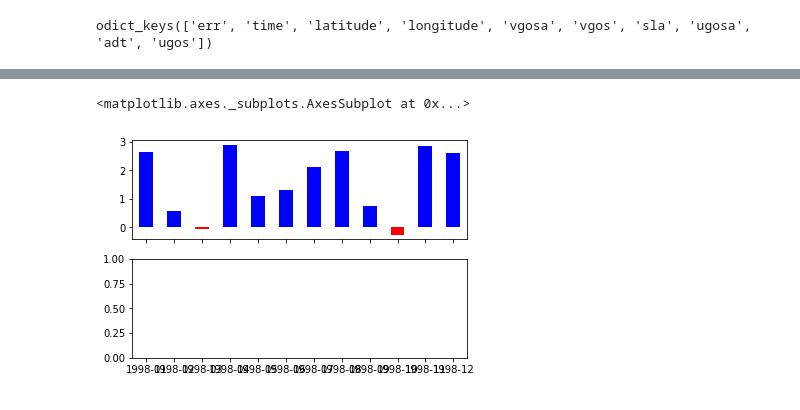
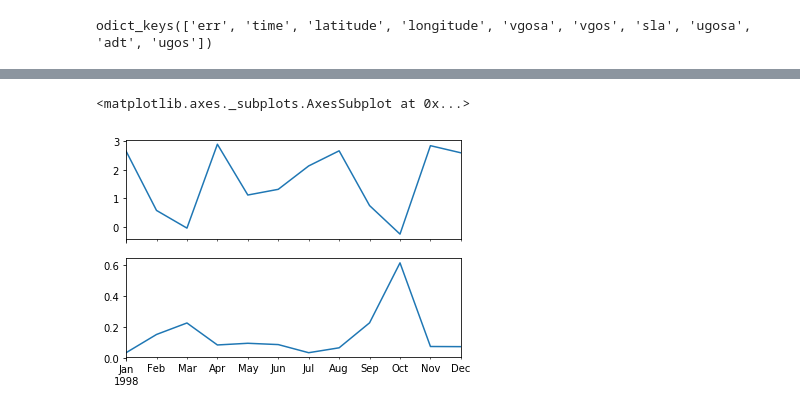
Before and after one commit to janjaapmeijer/phd-public, a Jupyter notebook: notebooks/contour_length.ipynb, the cells around one changed output, grey strips where cells are left out. Drawn from its saved outputs; the diff is of its cells as text; code cells hidden in the pictures.

Commit message:
Relate SAM, CL indices and plot accompaying hovmoller diagram.

```diff
--- a/notebooks/contour_length.ipynb
+++ b/notebooks/contour_length.ipynb
@@ -40,7 +41,7 @@ def contour_length(lon, lat, var, contour_range=(-0.1, 0.4)): #contour_center= ,
         iltc = np.argsort(np.abs(var[:, iln] - contour_center))
         if iln > 0:
             i = 0
-            while np.abs(iltc[i] - iltcprev) >= 2:
+            while np.abs(iltc[i] - iltcprev) >= 3:
                 i += 1
             iltc = iltc[i]
         else:
@@ -58,12 +59,12 @@ def contour_length(lon, lat, var, contour_range=(-0.1, 0.4)): #contour_center= ,
             contiguous = iltc
 #             print(ilt)
             for i in range(ic+1, len(ilt)):
-                if ilt[i] == contiguous + 1: #and not ilt[i] > iltc + 3:
+                if (ilt[i] == contiguous + 1) & (np.abs(contiguous - iltc) <= 3): #and not ilt[i] > iltc + 3:
                     trueidx[i] = True
                 contiguous += 1
             contiguous = iltc
             for i in reversed(range(0, ic)):
-                if ilt[i] == contiguous - 1: #and not ilt[i] < iltc - 3:
+                if (ilt[i] == contiguous - 1)  & (np.abs(contiguous - iltc) <= 3): #and not ilt[i] < iltc - 3:
                     trueidx[i] = True
                 contiguous -= 1
 #             print(trueidx)
@@ -89,7 +90,7 @@ def contour_length(lon, lat, var, contour_range=(-0.1, 0.4)): #contour_center= ,
 
     return cl, lat_ct
 
-cl, lat_ct = contour_length(lon, lat, annualmean, contour_range=(-0.1, 0.4))
+annualmeancl, lat_ct = contour_length(lon[4:32], lat, annualmean[:, 4:32], contour_range=(0, 0.3))
 
 # annualmean = np.mean(sl['adt'][60:80], axis=0)
 # %%
@@ -119,7 +120,7 @@ for row in range(rows):
 
         monthlymean = np.mean(sl['adt'][idx,], axis=0)
         cl, lat_ct = contour_length(lon[4:32], lat, monthlymean[:, 4:32], contour_range=(0, 0.3))
-        cli.append(cl)
+        cli.append(cl - annualmeancl)
         ct = ax[row, col].contour(sl['longitude'][:], sl['latitude'][:], monthlymean, np.linspace(-0.1, 0.4, 5)) #[-0.1, 0, 0.1, 0.2, 0.3, 0.4]
         ax[row, col].contour(sl['longitude'][:], sl['latitude'][:], monthlymean, [0.15], colors='r', linewidths=2)
         ax[row, col].plot(lon[4:32], lat_ct, 'k.-', linewidth=2, markersize=5)
@@ -176,5 +183,6 @@ df.index = pd.PeriodIndex(year=year, month=month, freq='M')
 df98 = pd.DataFrame(df.loc[df.index.year == 1998], columns=['SAM'])
 df98['SAMpos'] = df98['SAM'] > 0
 df98['CLI'] = cli
+df98['CLIpos'] = df98['CLI'] > 0
 df98
 # %% [output]
@@ -194,6 +211,7 @@ df98
 # %%
 fig, ax = plt.subplots(2,1, sharex=True)
-df98['SAM'].plot(kind='bar', ax=ax[0], color=[df98.SAMpos.map({True: 'b', False: 'r'})])
+df98['SAM'].plot(ax=ax[0])
+df98['CLI'].plot(ax=ax[1])
 # %% [output]
 <matplotlib.axes._subplots.AxesSubplot at 0x...>
-[figure, old version]
+[figure, new version]
```
Also changed, not shown: parts of 8 cells of this notebook.
